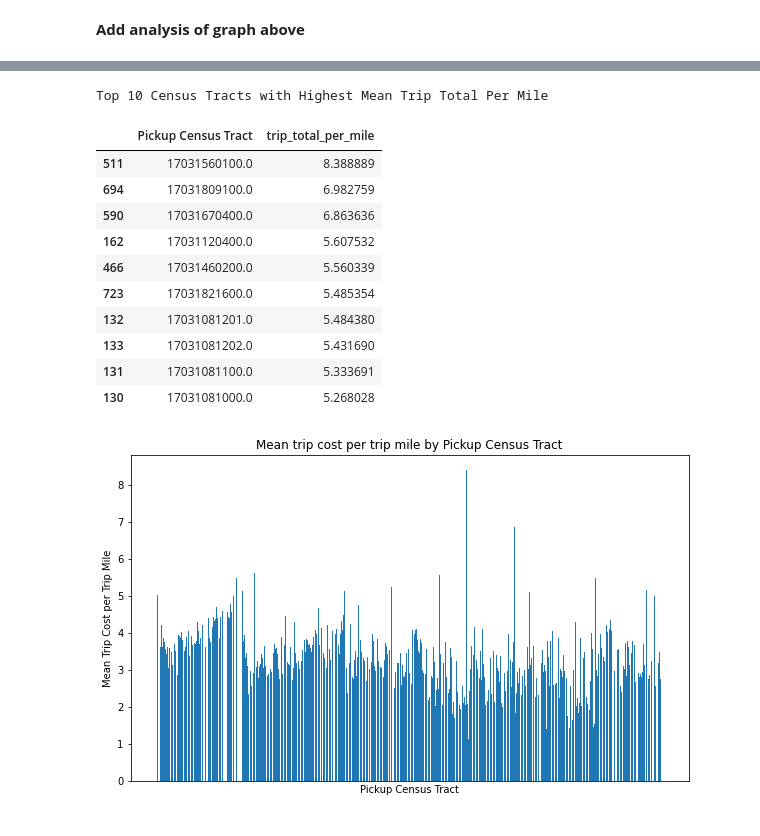
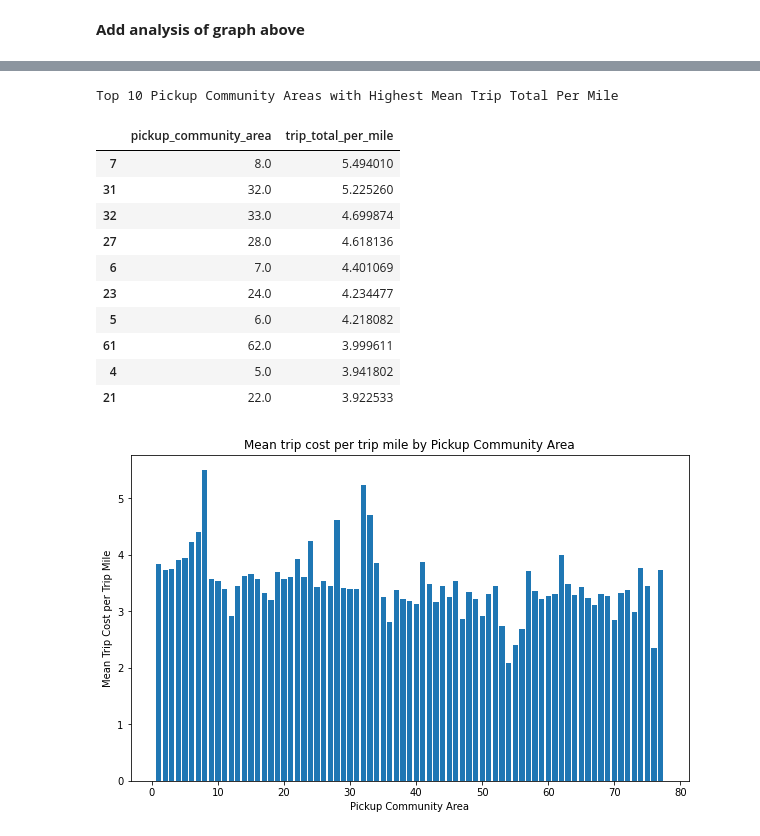
Before and after one commit to morden35/ridesharing_ml, a Jupyter notebook: data_exploration_v2.ipynb, the cells around one changed output, grey strips where cells are left out. Drawn from its saved outputs; the diff is of its cells as text; code cells hidden in the pictures.

```diff
--- a/data_exploration_v2.ipynb
+++ b/data_exploration_v2.ipynb
@@ -174,6 +49,0 @@ mini_df.describe()
-# %%
-# Create new variables
-df_003['date'] = df_003['Trip Start Timestamp'].dt.normalize()
-df_003['trip_start_month'] = df_003['date'].dt.month
-df_003['trip_start_weekday'] = df_003["Trip Start Timestamp"].dt.dayofweek
-df_003['trip_start_hour'] = df_003["Trip Start Timestamp"].dt.hour
@@ -263,6 +84,2 @@ Index(['Unnamed: 0', 'Trip ID', 'Trip Start Timestamp', 'Trip End Timestamp',
-# %%
-# 2 more columns of interest
-df_003['trip_total_per_mile'] = df_003['Trip Total'] / df_003['Trip Miles']
-df_003['trip_total_per_sec'] = df_003['Trip Total'] / df_003['Trip Seconds']
 # %%
-census_grouped_mile = df_003.groupby(['Pickup Census Tract'])["trip_total_per_mile"].mean()
+grouped3 = df_003.groupby(['pickup_community_area'])["trip_total_per_mile"].mean()
@@ -271,30 +86,33 @@ census_grouped_mile = census_grouped_mile.reset_index()
+# %%
+grouped3 = grouped3.reset_index()
 # %%
-print("Top 10 Census Tracts with Highest Mean Trip Total Per Mile")
-census_grouped_mile[census_grouped_mile['trip_total_per_mile']!= float('inf')].sort_values('trip_total_per_mile', ascending=False)[:10]
+print("Top 10 Pickup Community Areas with Highest Mean Trip Total Per Mile")
+grouped3.sort_values('trip_total_per_mile', ascending=False)[:10]
 # %% [output]
-Top 10 Census Tracts with Highest Mean Trip Total Per Mile
+Top 10 Pickup Community Areas with Highest Mean Trip Total Per Mile
-|  | Pickup Census Tract | trip_total_per_mile |
-| 511 | 17031560100.0 | 8.388889 |
-| 694 | 17031809100.0 | 6.982759 |
-| 590 | 17031670400.0 | 6.863636 |
-| 162 | 17031120400.0 | 5.607532 |
-| 466 | 17031460200.0 | 5.560339 |
-| 723 | 17031821600.0 | 5.485354 |
-| 132 | 17031081201.0 | 5.484380 |
-| 133 | 17031081202.0 | 5.431690 |
-| 131 | 17031081100.0 | 5.333691 |
-| 130 | 17031081000.0 | 5.268028 |
+|  | pickup_community_area | trip_total_per_mile |
+| 7 | 8.0 | 5.494010 |
+| 31 | 32.0 | 5.225260 |
+| 32 | 33.0 | 4.699874 |
+| 27 | 28.0 | 4.618136 |
+| 6 | 7.0 | 4.401069 |
+| 23 | 24.0 | 4.234477 |
+| 5 | 6.0 | 4.218082 |
+| 61 | 62.0 | 3.999611 |
+| 4 | 5.0 | 3.941802 |
+| 21 | 22.0 | 3.922533 |
 # %%
 fig, ax = plt.subplots(figsize=(10, 6))
-plt.bar(census_grouped_mile["Pickup Census Tract"], census_grouped_mile["trip_total_per_mile"])
-plt.xlabel("Pickup Census Tract")
+plt.bar(grouped3["pickup_community_area"], grouped3["trip_total_per_mile"])
+plt.xlabel("Pickup Community Area")
 plt.ylabel("Mean Trip Cost per Trip Mile")
-plt.title("Mean trip cost per trip mile by Pickup Census Tract")
-ax.set_xticks([])
+plt.title("Mean trip cost per trip mile by Pickup Community Area")
+# plt.xlabel()
+# ax.set_xticks([])
 # labels = ["0:00",'\n'+'Monday',"0:00", '\n'+'Tuesday',"0:00", '\n'+'Wednesday',"0:00", '\n'+'Thursday',
 #           "0:00",'\n'+'Friday', "0:00",'\n'+'Saturday',"0:00", '\n'+'Sunday', "0:00"]
 # ax.set_xticklabels(labels)
 plt.show()
 # %% [output]
-[figure, old version]
+[figure, new version]
 # %%
```
Also changed, not shown: parts of 151 cells of this notebook, 1 other file.
